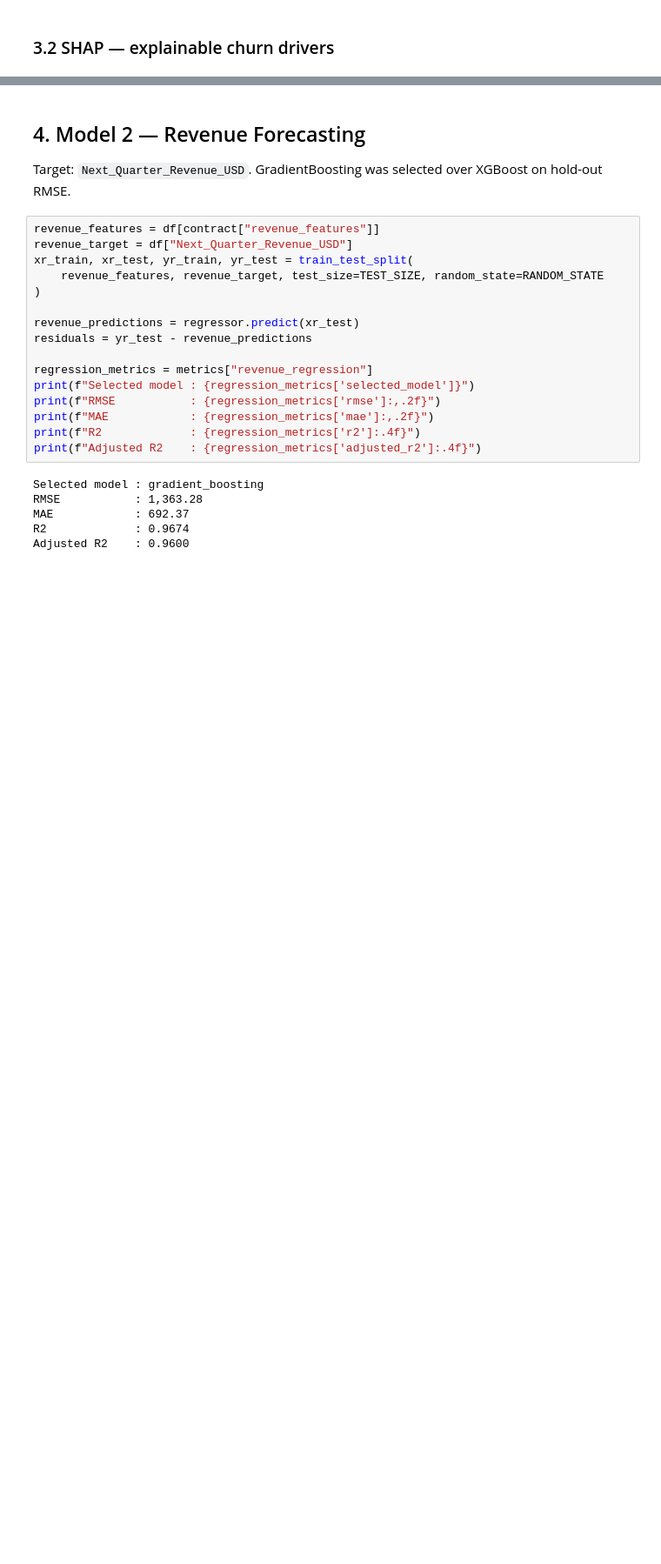
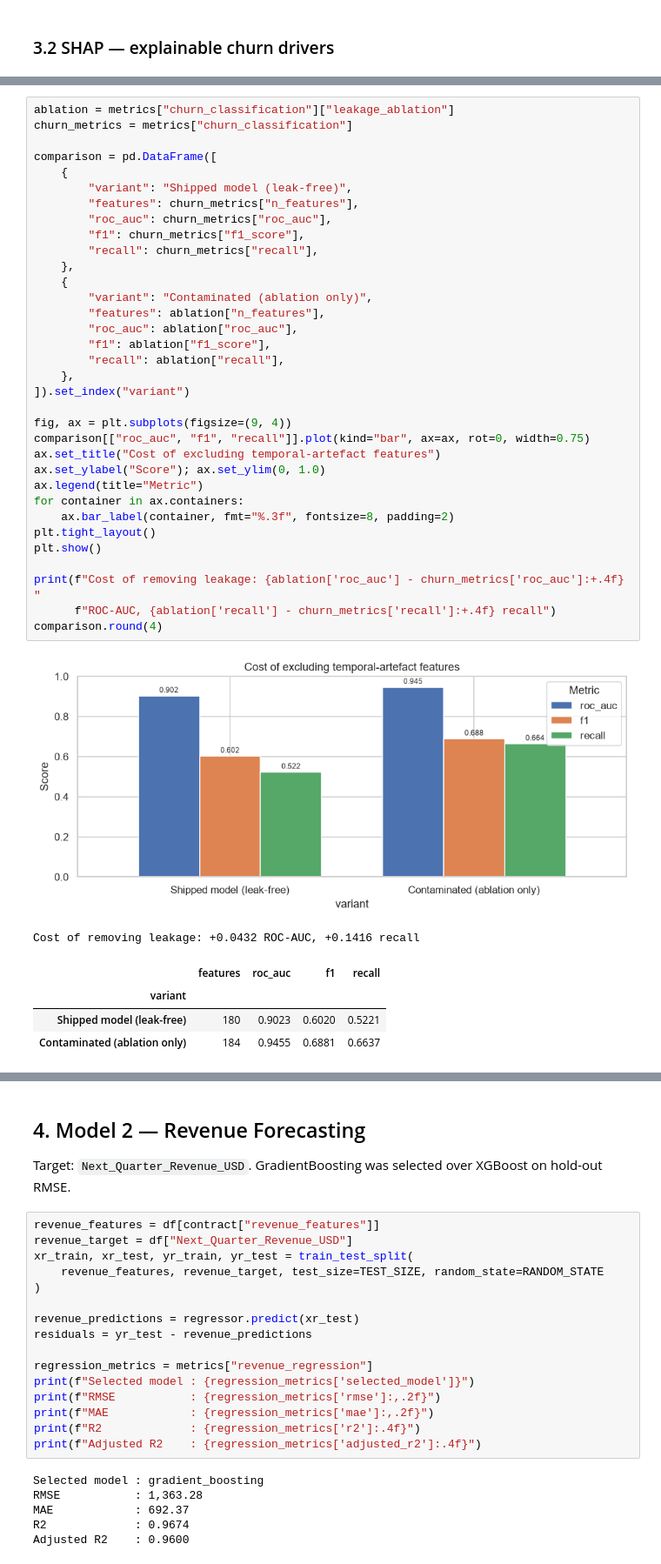
Before and after one commit to prawin0309/enterprise-ai-customer-analytics, a Jupyter notebook: notebooks/EDA_and_Modeling.ipynb, the cells around one changed output, grey strips where cells are left out. Shown at 87% size. Saved outputs shown, nothing was run; the diff lists cells and outputs as text; blank space fills up the shorter version.

```diff
--- a/notebooks/EDA_and_Modeling.ipynb
+++ b/notebooks/EDA_and_Modeling.ipynb
@@ -362,0 +374,41 @@ indicator.
+# %%
+ablation = metrics["churn_classification"]["leakage_ablation"]
+churn_metrics = metrics["churn_classification"]
+
+comparison = pd.DataFrame([
+    {
+        "variant": "Shipped model (leak-free)",
+        "features": churn_metrics["n_features"],
+        "roc_auc": churn_metrics["roc_auc"],
+        "f1": churn_metrics["f1_score"],
+        "recall": churn_metrics["recall"],
+    },
+    {
+        "variant": "Contaminated (ablation only)",
+        "features": ablation["n_features"],
+        "roc_auc": ablation["roc_auc"],
+        "f1": ablation["f1_score"],
+        "recall": ablation["recall"],
+    },
+]).set_index("variant")
+
+fig, ax = plt.subplots(figsize=(9, 4))
+comparison[["roc_auc", "f1", "recall"]].plot(kind="bar", ax=ax, rot=0, width=0.75)
+ax.set_title("Cost of excluding temporal-artefact features")
+ax.set_ylabel("Score"); ax.set_ylim(0, 1.0)
+ax.legend(title="Metric")
+for container in ax.containers:
+    ax.bar_label(container, fmt="%.3f", fontsize=8, padding=2)
+plt.tight_layout()
+plt.show()
+
+print(f"Cost of removing leakage: {ablation['roc_auc'] - churn_metrics['roc_auc']:+.4f} "
+      f"ROC-AUC, {ablation['recall'] - churn_metrics['recall']:+.4f} recall")
+comparison.round(4)
+# %% [output]
+[figure, added]
+Cost of removing leakage: +0.0432 ROC-AUC, +0.1416 recall
+|  | features | roc_auc | f1 | recall |
+| variant |  |  |  |  |
+| Shipped model (leak-free) | 180 | 0.9023 | 0.6020 | 0.5221 |
+| Contaminated (ablation only) | 184 | 0.9455 | 0.6881 | 0.6637 |
```
Also changed, not shown: parts of 11 cells of this notebook, 13 other files.
